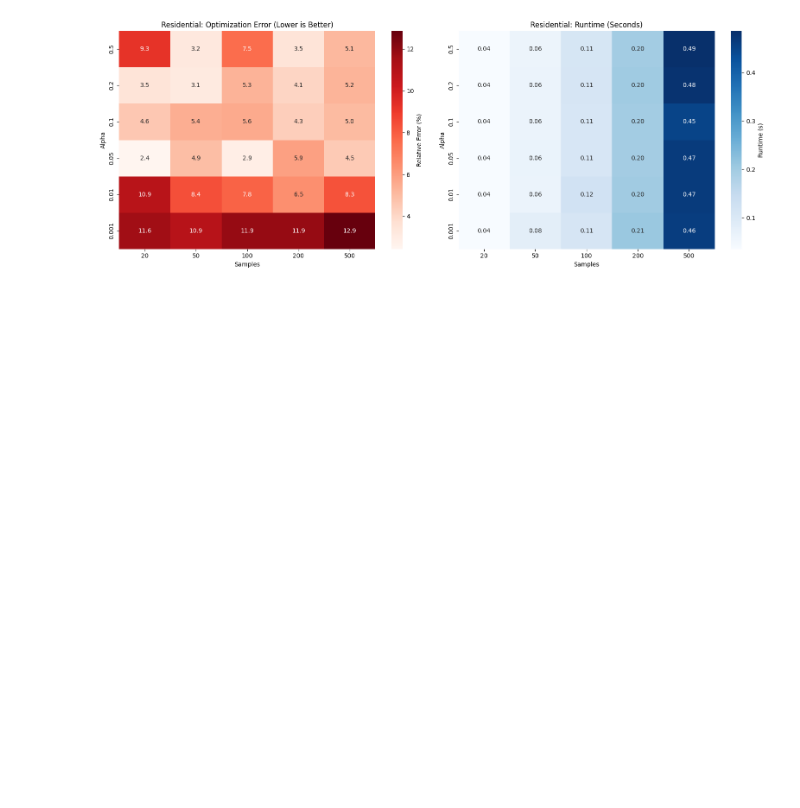
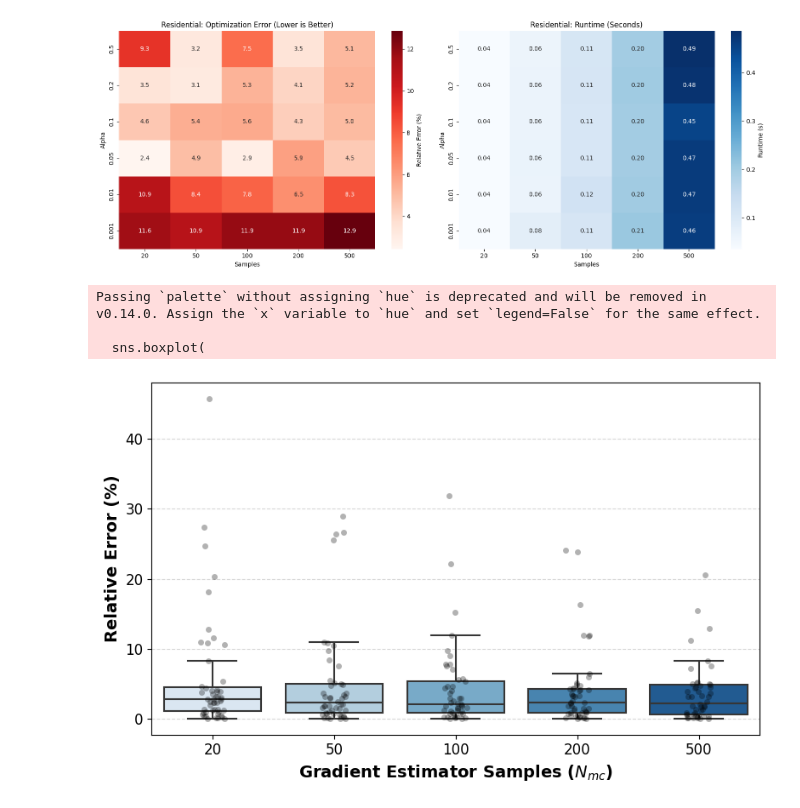
Before and after one commit to SnowHana/gridfw, a Jupyter notebook: scripts/plot_k_corr.ipynb, the cells around one changed output. Cells and saved outputs as stored; diff of their text form; code cells hidden in the pictures; blank space fills up the shorter version.

```diff
--- a/scripts/plot_k_corr.ipynb
+++ b/scripts/plot_k_corr.ipynb
@@ -248,3 +249,45 @@ plot_one_dataset_heatmap_alpha_m_error(df, "Residential")
 #     plot_one_dataset_heatmap_alpha_m_error(df, dataset_name)
 # %% [output]
 [figure]
+# %%
+
+# Load Data (if not already loaded)
+# df = pd.read_csv("logs/param_sweep_log.csv")
+df = load_data(LOG_FILE)
+df['Relative Error (%)'] = (1 - df['Ratio']) * 100
+
+# Setup Figure (Standard Academic Size)
+plt.figure(figsize=(8, 5))
+
+# Box Plot: X = Samples, Y = Error
+sns.boxplot(
+    x="Samples",
+    y="Relative Error (%)",
+    data=df,
+    palette="Blues", # Use Blue to distinguish from Alpha (Green/Purple)
+    showfliers=False,
+    linewidth=1.5
+)
+
+# Jitter Points (shows the density of data)
+sns.stripplot(x="Samples", y="Relative Error (%)", data=df, color='black', alpha=0.3, jitter=True)
+
+# Thesis Styling
+plt.xlabel(r"Gradient Estimator Samples ($N_{mc}$)", fontsize=14, fontweight='bold')
+plt.ylabel("Relative Error (%)", fontsize=14, fontweight='bold')
+plt.xticks(fontsize=12)
+plt.yticks(fontsize=12)
+plt.grid(True, axis='y', linestyle='--', alpha=0.5)
+plt.tight_layout()
+
+# Save
+# os.makedirs("images_pdf", exist_ok=True)
+save_path = PROJECT_ROOT / "logs" / "plots"/ "box_plot_m_erros" / f"box_all_m_errors.pdf"
+save_path.parent.mkdir(parents=True, exist_ok=True)
+plt.savefig(save_path, dpi=300)
+plt.show()
+# %% [output]
+Passing `palette` without assigning `hue` is deprecated and will be removed in v0.14.0. Assign the `x` variable to `hue` and set `legend=False` for the same effect.
+
+  sns.boxplot(
+[figure, added]
```
Also changed, not shown: parts of 2 cells of this notebook, 11 other files.
